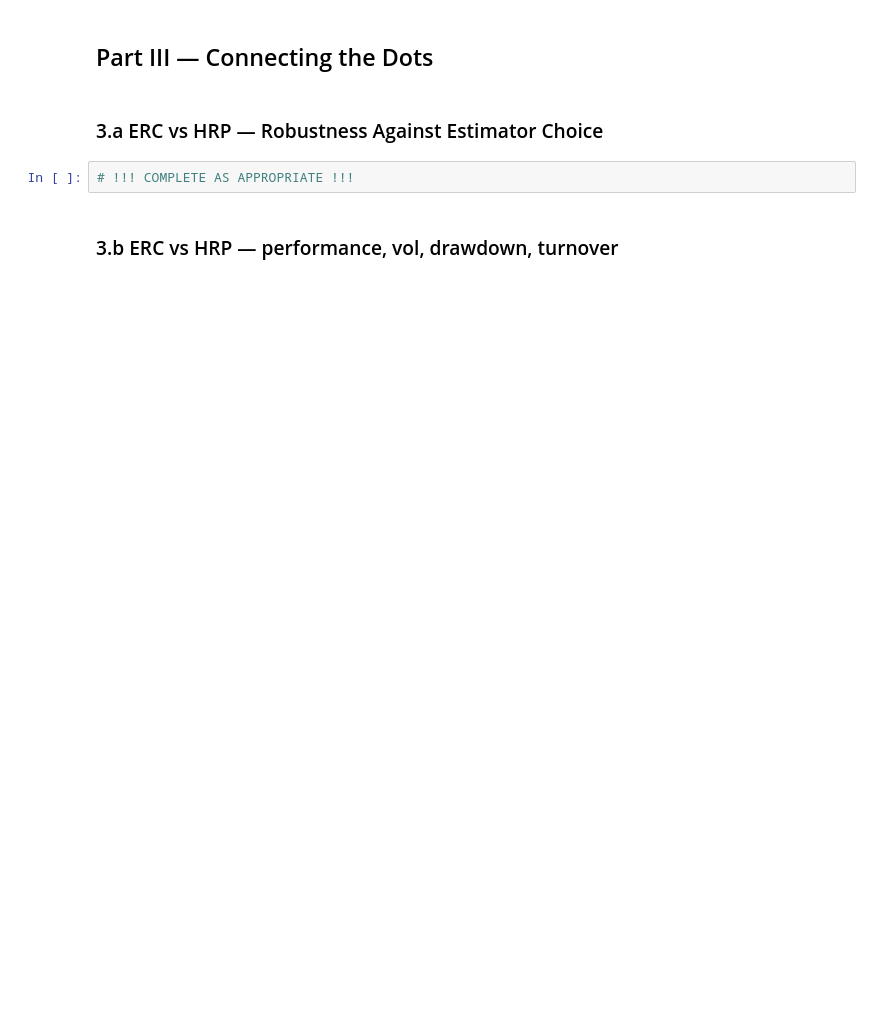
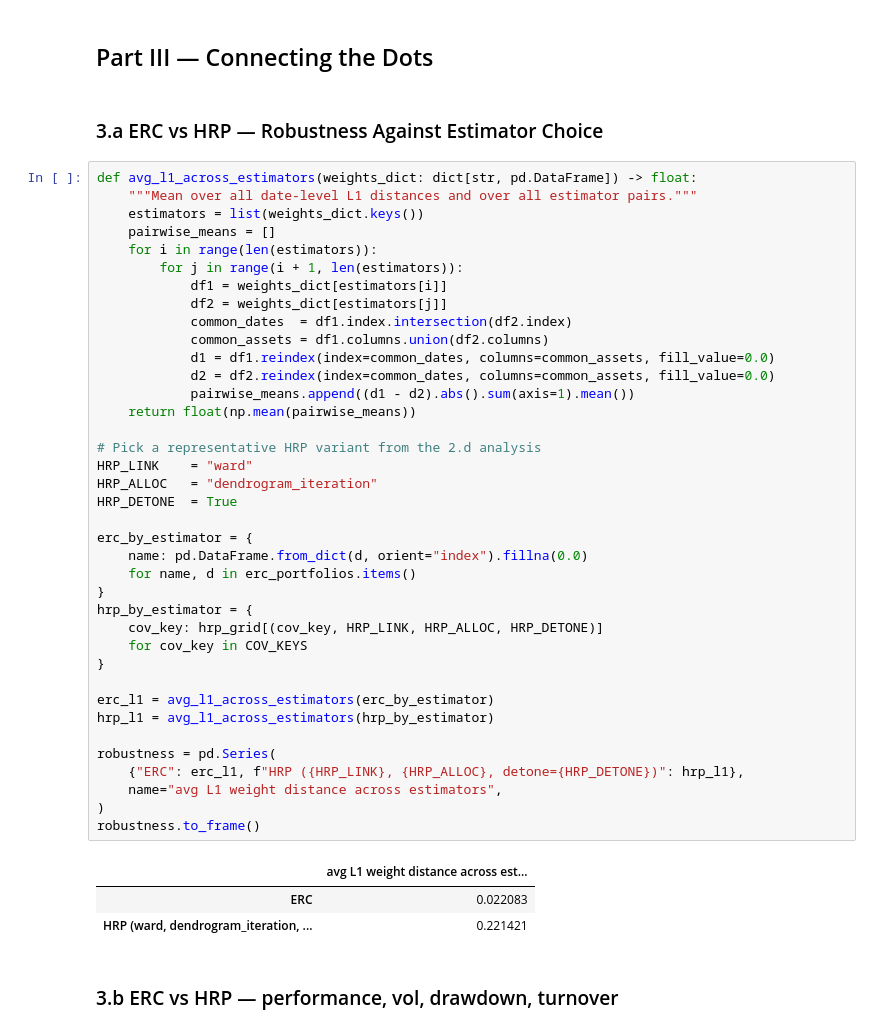
Before and after one commit to giacomocosta0101-png/Assignment_4_b, a Jupyter notebook: ex4b_notebook.ipynb, the cells around one changed output. Saved outputs shown, nothing was run; the diff lists cells and outputs as text; blank space fills up the shorter version.

```diff
--- a/ex4b_notebook.ipynb
+++ b/ex4b_notebook.ipynb
@@ -348,7 +481,47 @@ for cov_key in COV_KEYS:
 # %% [markdown]
 ### 3.a ERC vs HRP — Robustness Against Estimator Choice
 # %%
-# !!! COMPLETE AS APPROPRIATE !!!
+def avg_l1_across_estimators(weights_dict: dict[str, pd.DataFrame]) -> float:
+    """Mean over all date-level L1 distances and over all estimator pairs."""
+    estimators = list(weights_dict.keys())
+    pairwise_means = []
+    for i in range(len(estimators)):
+        for j in range(i + 1, len(estimators)):
+            df1 = weights_dict[estimators[i]]
+            df2 = weights_dict[estimators[j]]
+            common_dates  = df1.index.intersection(df2.index)
+            common_assets = df1.columns.union(df2.columns)
+            d1 = df1.reindex(index=common_dates, columns=common_assets, fill_value=0.0)
+            d2 = df2.reindex(index=common_dates, columns=common_assets, fill_value=0.0)
+            pairwise_means.append((d1 - d2).abs().sum(axis=1).mean())
+    return float(np.mean(pairwise_means))
+
+# Pick a representative HRP variant from the 2.d analysis
+HRP_LINK    = "ward"
+HRP_ALLOC   = "dendrogram_iteration"
+HRP_DETONE  = True
+
+erc_by_estimator = {
+    name: pd.DataFrame.from_dict(d, orient="index").fillna(0.0)
+    for name, d in erc_portfolios.items()
+}
+hrp_by_estimator = {
+    cov_key: hrp_grid[(cov_key, HRP_LINK, HRP_ALLOC, HRP_DETONE)]
+    for cov_key in COV_KEYS
+}
+
+erc_l1 = avg_l1_across_estimators(erc_by_estimator)
+hrp_l1 = avg_l1_across_estimators(hrp_by_estimator)
+
+robustness = pd.Series(
+    {"ERC": erc_l1, f"HRP ({HRP_LINK}, {HRP_ALLOC}, detone={HRP_DETONE})": hrp_l1},
+    name="avg L1 weight distance across estimators",
+)
+robustness.to_frame()
+# %% [output]
+|  | avg L1 weight distance across est... |
+| ERC | 0.022083 |
+| HRP (ward, dendrogram_iteration, ... | 0.221421 |
 # %% [markdown]
 ### 3.b ERC vs HRP — performance, vol, drawdown, turnover
 # %%
```
Also changed, not shown: parts of 6 cells of this notebook.
